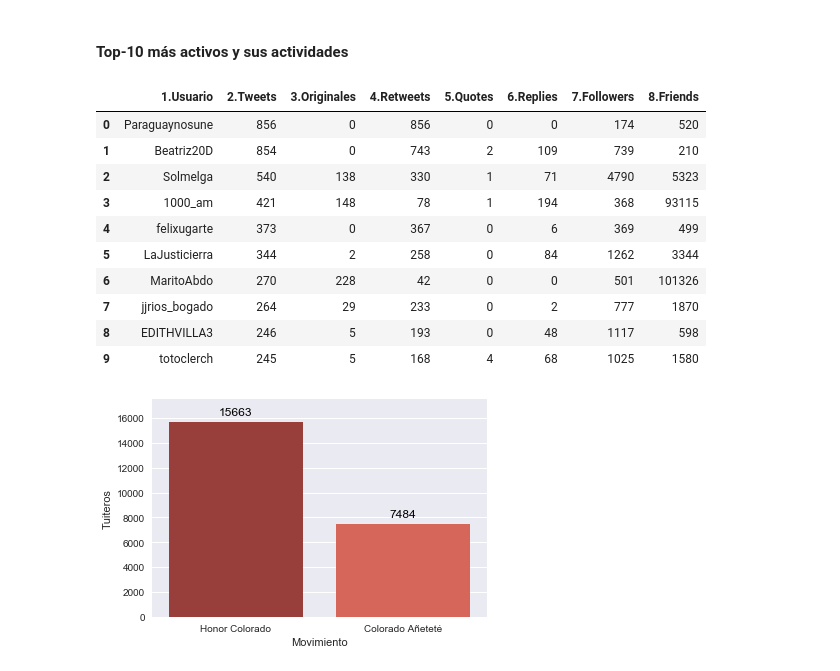
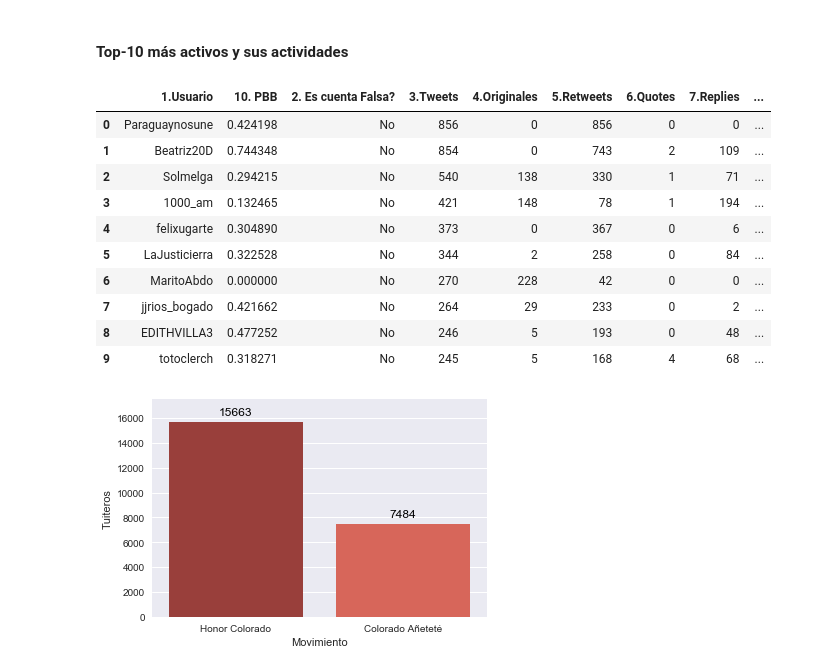
Before and after one commit to ParticipaPY/politic-bots, a Jupyter notebook: reports/notebooks/bots_politicos_internas_anr_2017.ipynb, the cells around one changed output. Drawn from its saved outputs; the diff is of its cells as text; code cells hidden in the pictures.

```diff
--- a/reports/notebooks/bots_politicos_internas_anr_2017.ipynb
+++ b/reports/notebooks/bots_politicos_internas_anr_2017.ipynb
@@ -1047,40 +1062,45 @@ TweepError: Twitter error response: status code = 404
 # %% [markdown]
 ### Colorado Añeteté
 # %%
-search_args = {'movement':'colorado añetete', 'party':'anr'}
-unique_users_ca = dbu.search(search_args, only_relevant_tws=False)
+users_ca = dbu.get_users_and_activity(**{'partido': 'anr', 'movimiento': 'colorado añetete'})
 print('{0} usuarios tuitearon utilizando hashtags vinculados al movimiento Colorado Aneteté'.
-      format(unique_users_ca.count()))
+      format(len(users_ca)))
 # %% [output]
 7484 usuarios tuitearon utilizando hashtags vinculados al movimiento Colorado Aneteté
 # %% [markdown]
 #### Top-10 más activos y sus actividades
 # %%
-users = dbu.get_users_and_activity(**{'partido': 'anr', 'movimiento': 'colorado añetete'})
 top10_tuiteros_ca = []
 for i in range(10):
-    tuitero_ca = {'1.Usuario': users[i]['screen_name'],
-                  '2.Tweets': users[i]['tweets'],
-                  '3.Originales': users[i]['original_tweets'],
-                  '4.Retweets': users[i]['rts'],
-                  '5.Quotes': users[i]['qts'],
-                  '6.Replies': users[i]['rps'],
-                  '7.Followers': users[i]['friends'],
-                  '8.Friends': users[i]['followers']}
+    tuitero_ca = {'1.Usuario': users_ca[i]['screen_name'],
+                  '3.Tweets': users_ca[i]['tweets'],
+                  '4.Originales': users_ca[i]['original_tweets'],
+                  '5.Retweets': users_ca[i]['rts'],
+                  '6.Quotes': users_ca[i]['qts'],
+                  '7.Replies': users_ca[i]['rps'],
+                  '8.Followers': users_ca[i]['friends'],
+                  '9.Friends': users_ca[i]['followers'],
+                  '10. PBB': users_ca[i]['pbb']}
+    # 0.87 es el límite del tercer quartil en la distribución de
+    # las probabilidades de ser bot o cuenta falsa
+    if users_ca[i]['pbb'] > 0.87:
+        tuitero_ca['2. Es cuenta Falsa?'] = 'Si'
+    else:
+        tuitero_ca['2. Es cuenta Falsa?'] = 'No'
     top10_tuiteros_ca.append(tuitero_ca)
 pd.DataFrame(top10_tuiteros_ca)
 # %% [output]
-|  | 1.Usuario | 2.Tweets | 3.Originales | 4.Retweets | 5.Quotes | 6.Replies | 7.Followers | 8.Friends |
-| 0 | Paraguaynosune | 856 | 0 | 856 | 0 | 0 | 174 | 520 |
-| 1 | Beatriz20D | 854 | 0 | 743 | 2 | 109 | 739 | 210 |
-| 2 | Solmelga | 540 | 138 | 330 | 1 | 71 | 4790 | 5323 |
-| 3 | 1000_am | 421 | 148 | 78 | 1 | 194 | 368 | 93115 |
-| 4 | felixugarte | 373 | 0 | 367 | 0 | 6 | 369 | 499 |
-| 5 | LaJusticierra | 344 | 2 | 258 | 0 | 84 | 1262 | 3344 |
-| 6 | MaritoAbdo | 270 | 228 | 42 | 0 | 0 | 501 | 101326 |
-| 7 | jjrios_bogado | 264 | 29 | 233 | 0 | 2 | 777 | 1870 |
-| 8 | EDITHVILLA3 | 246 | 5 | 193 | 0 | 48 | 1117 | 598 |
-| 9 | totoclerch | 245 | 5 | 168 | 4 | 68 | 1025 | 1580 |
+|  | 1.Usuario | 10. PBB | 2. Es cuenta Falsa? | 3.Tweets | 4.Originales | 5.Retweets | 6.Quotes | 7.Replies | ... |
+| 0 | Paraguaynosune | 0.424198 | No | 856 | 0 | 856 | 0 | 0 | ... |
+| 1 | Beatriz20D | 0.744348 | No | 854 | 0 | 743 | 2 | 109 | ... |
+| 2 | Solmelga | 0.294215 | No | 540 | 138 | 330 | 1 | 71 | ... |
+| 3 | 1000_am | 0.132465 | No | 421 | 148 | 78 | 1 | 194 | ... |
+| 4 | felixugarte | 0.304890 | No | 373 | 0 | 367 | 0 | 6 | ... |
+| 5 | LaJusticierra | 0.322528 | No | 344 | 2 | 258 | 0 | 84 | ... |
+| 6 | MaritoAbdo | 0.000000 | No | 270 | 228 | 42 | 0 | 0 | ... |
+| 7 | jjrios_bogado | 0.421662 | No | 264 | 29 | 233 | 0 | 2 | ... |
+| 8 | EDITHVILLA3 | 0.477252 | No | 246 | 5 | 193 | 0 | 48 | ... |
+| 9 | totoclerch | 0.318271 | No | 245 | 5 | 168 | 4 | 68 | ... |
 # %%
 tuiteros_por_movimiento = pd.DataFrame({
     'Movimiento': ['Honor Colorado', 'Colorado Añeteté'],
```
Also changed, not shown: parts of 14 cells of this notebook.
